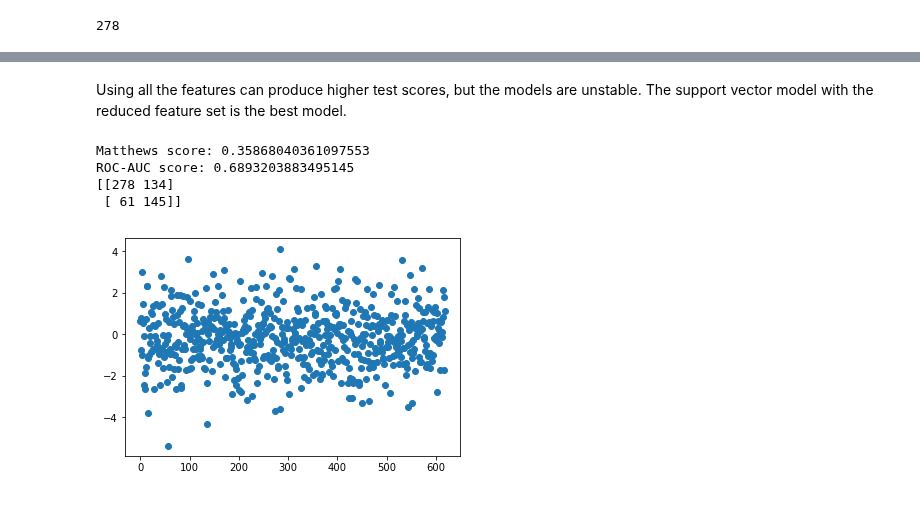
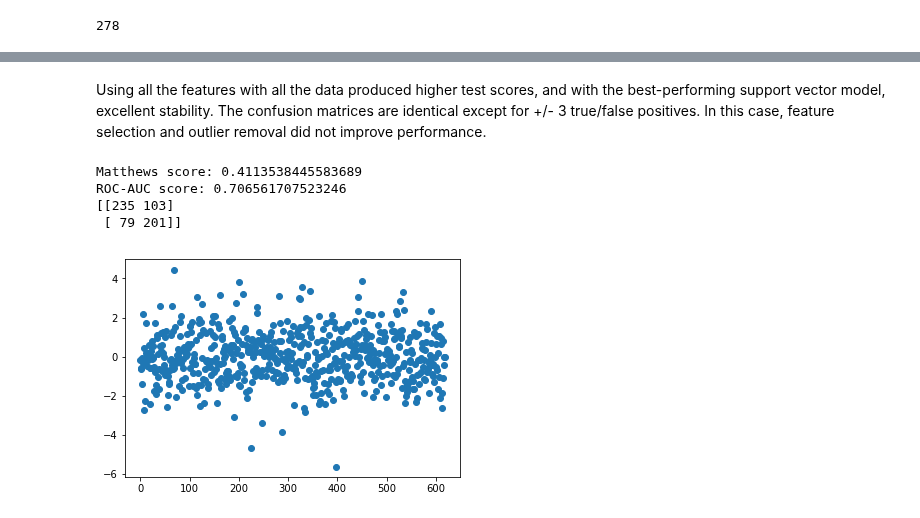
Before and after one commit to vincegiorno/drug_deaths, a Jupyter notebook: drug_deaths.ipynb, the cells around one changed output, grey strips where cells are left out. Saved outputs shown, nothing was run; the diff lists cells and outputs as text; code cells hidden in the pictures.

Commit message:
full revision with addition of balanced targets

```diff
--- a/drug_deaths.ipynb
+++ b/drug_deaths.ipynb
@@ -1009,0 +1012,3 @@ The model is neither more accurate nor more stable with **hh_afr_am** removed to
+# %%
+Y_bal = np.where(data_31.drop(extreme_outliers3[extreme_outliers3.sum(axis=1) > 1].index)['numeric'] < 15, 0, 1)
+print(len(Y_bal[Y_bal == 0]), len(Y_bal[Y_bal == 1]))
@@ -1133,14 +1182,14 @@ ROC-AUC score: 0.7291870316063864
-# %% [markdown]
-Using all the features can produce higher test scores, but the models are unstable. The support vector model with the reduced feature set is the best model.
+# %% [markdown]
+Using all the features with all the data produced higher test scores, and with the best-performing support vector model, excellent stability. The confusion matrices are identical except for +/- 3 true/false positives. In this case, feature selection and outlier removal did not improve performance.
 # %%
-svc_linear = SVC(class_weight='balanced', C=1, gamma=0.14, kernel='linear', tol=1e-07)
-svc_linear_1 = run_clf(svc_linear, X, Y, 13)
+svc_linear = SVC(class_weight='balanced', C=1, gamma=0.12, kernel='linear', tol=1e-07)
+svc_linear_1 = run_clf(svc_linear, X, Y_bal, 13)
 # %% [output]
-Matthews score: 0.35868040361097553
-ROC-AUC score: 0.6893203883495145
-[[278 134]
- [ 61 145]]
+Matthews score: 0.4113538445583689
+ROC-AUC score: 0.706561707523246
+[[235 103]
+ [ 79 201]]
-[figure, old version]
+[figure, new version]
 # %%
 feature_rank = zip(X.columns, svc_linear_1.coef_[0])
 results = sorted(feature_rank, key=lambda tup: tup[1], reverse=True)
```
Also changed, not shown: parts of 29 cells of this notebook.
